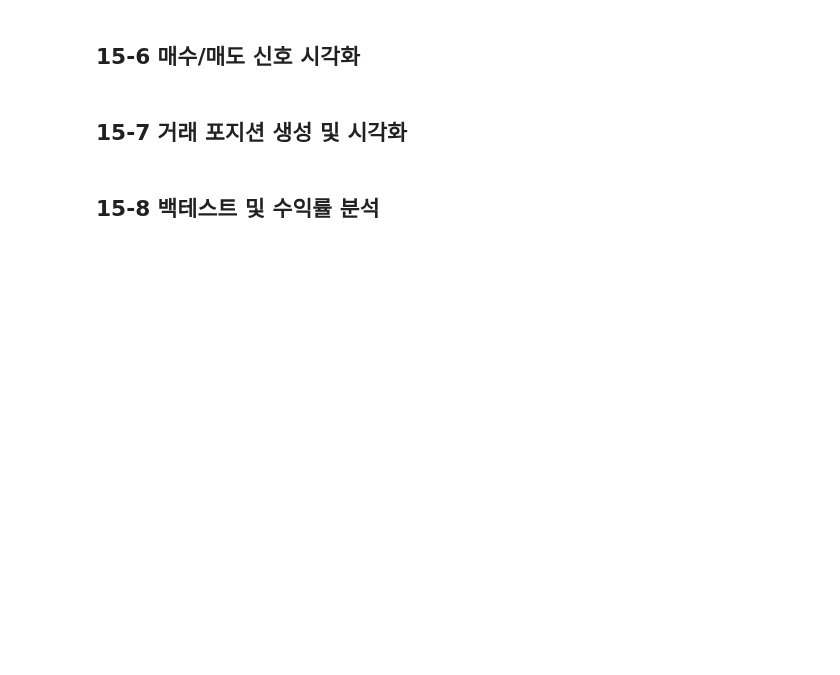
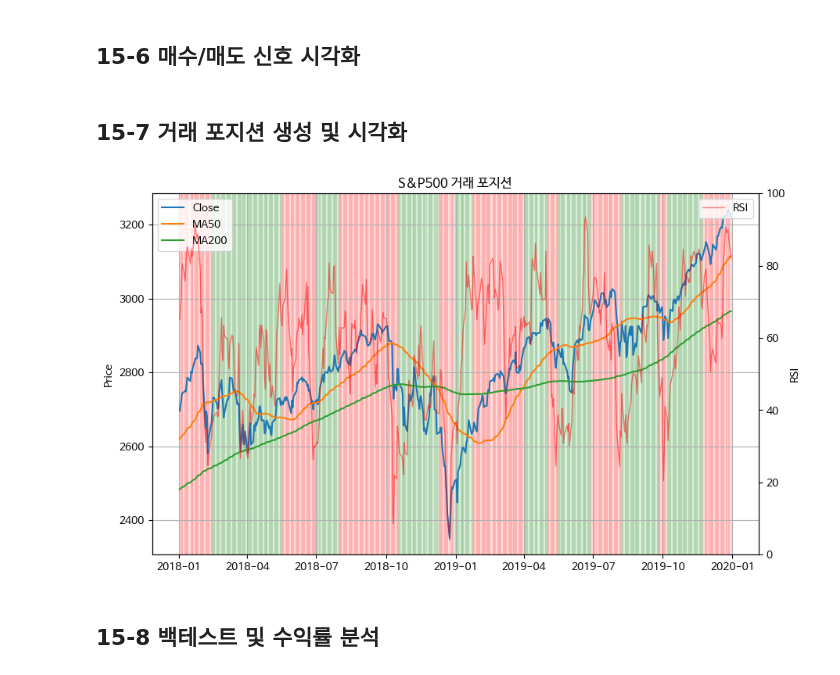
Before and after one commit to shyoonCS/Data-Analysis-with-Open-Source, a Jupyter notebook: 오픈소스_데이터_분석_15강.ipynb, the cells around one changed output. Drawn from its saved outputs; the diff is of its cells as text; code cells hidden in the pictures; blank space fills up the shorter version.

```diff
--- a/오픈소스_데이터_분석_15강.ipynb
+++ b/오픈소스_데이터_분석_15강.ipynb
@@ -210,34 +210,37 @@ def make_and_plot_position(df, buy, sell):
 
     ## DataFrame 인덱스로 새로운 'position' DataFrame 생성
     position = pd.DataFrame(index=df.index)
     ## 매수 시 signal 1, 매도 시 signal 0 할당
-
+    position.loc[buy, 'signal'] = 1
+    position.loc[sell, 'signal'] = 0
 
     ## 신호를 하루 뒤로 밀어 포지션 시작 시점 반영
     position = position['signal'].shift(1)
 
     # 처음 상태는 0(미보유)로 시작
     position['position'] = position.ffill().fillna(0)
 
     ## 기본 차트 생성
     fig, ax1 = make_base_chart(df, 'S&P500 거래 포지션')
 
     for i in range(len(df)-1):
         ## 포지션이 1(보유)인 경우 초록색 음영 생성
         if position['position'].iloc[i] == 1:
             ax1.axvspan(df.index[i], df.index[i+1], alpha=0.1, color='green')
         ## 포지션이 0(미보유)인 경우 빨간색 음영 생성
         else:
             ax1.axvspan(df.index[i], df.index[i+1], alpha=0.1, color='red')
 
     # 범례 업데이트
     handles, labels = ax1.get_legend_handles_labels()
     ax1.legend(handles=handles, labels=labels, loc='upper left')
 
     return position
 
 ## 거래 포지션 생성 및 시각화
 position = make_and_plot_position(test_df, buy, sell)
+# %% [output]
+[figure, added]
 # %% [markdown]
 ## 15-8 백테스트 및 수익률 분석
 # %%
```
Also changed, not shown: parts of 5 cells of this notebook.
